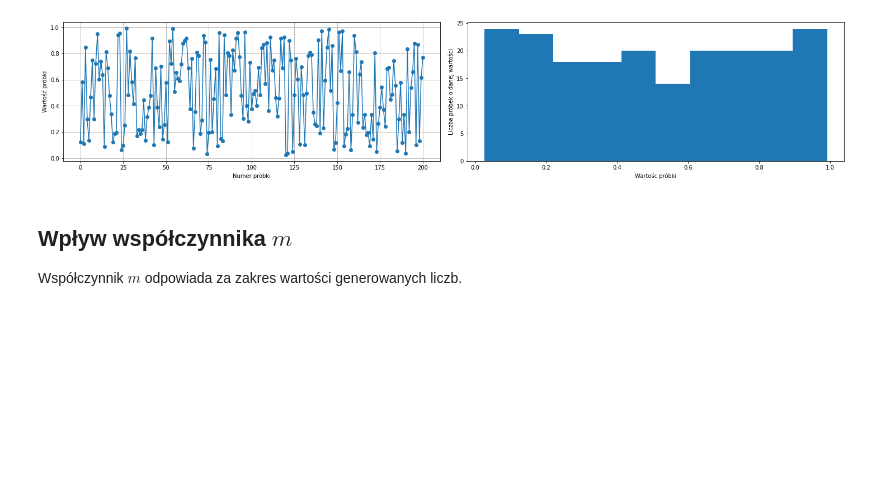
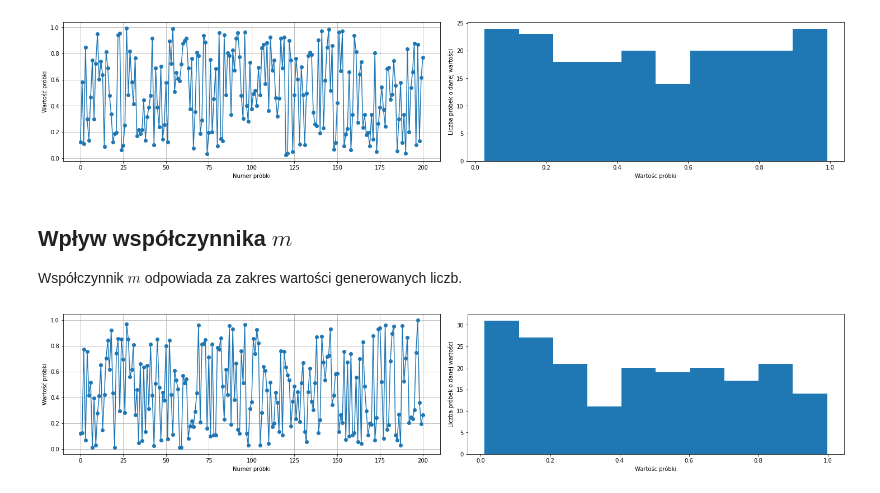
Before and after one commit to John15321/iims, a Jupyter notebook: lab0.ipynb, the cells around one changed output. Saved outputs shown, nothing was run; the diff lists cells and outputs as text; code cells hidden in the pictures; blank space fills up the shorter version.

```diff
--- a/lab0.ipynb
+++ b/lab0.ipynb
@@ -170,3 +170,14 @@ plot_lin_rng(n, x0, gnu_a, c, m)
 ## Wpływ współczynnika $m$
 
 Współczynnik $m$ odpowiada za zakres wartości generowanych liczb.
+# %%
+# Przyjeto
+x0 = 0.1234
+n = 200
+c = 0.01337
+k = 3
+# %%
+m = 1
+plot_lin_rng(n, x0, gnu_a, c, m)
+# %% [output]
+[figure, added]
```
Also changed, not shown: parts of 7 cells of this notebook.
